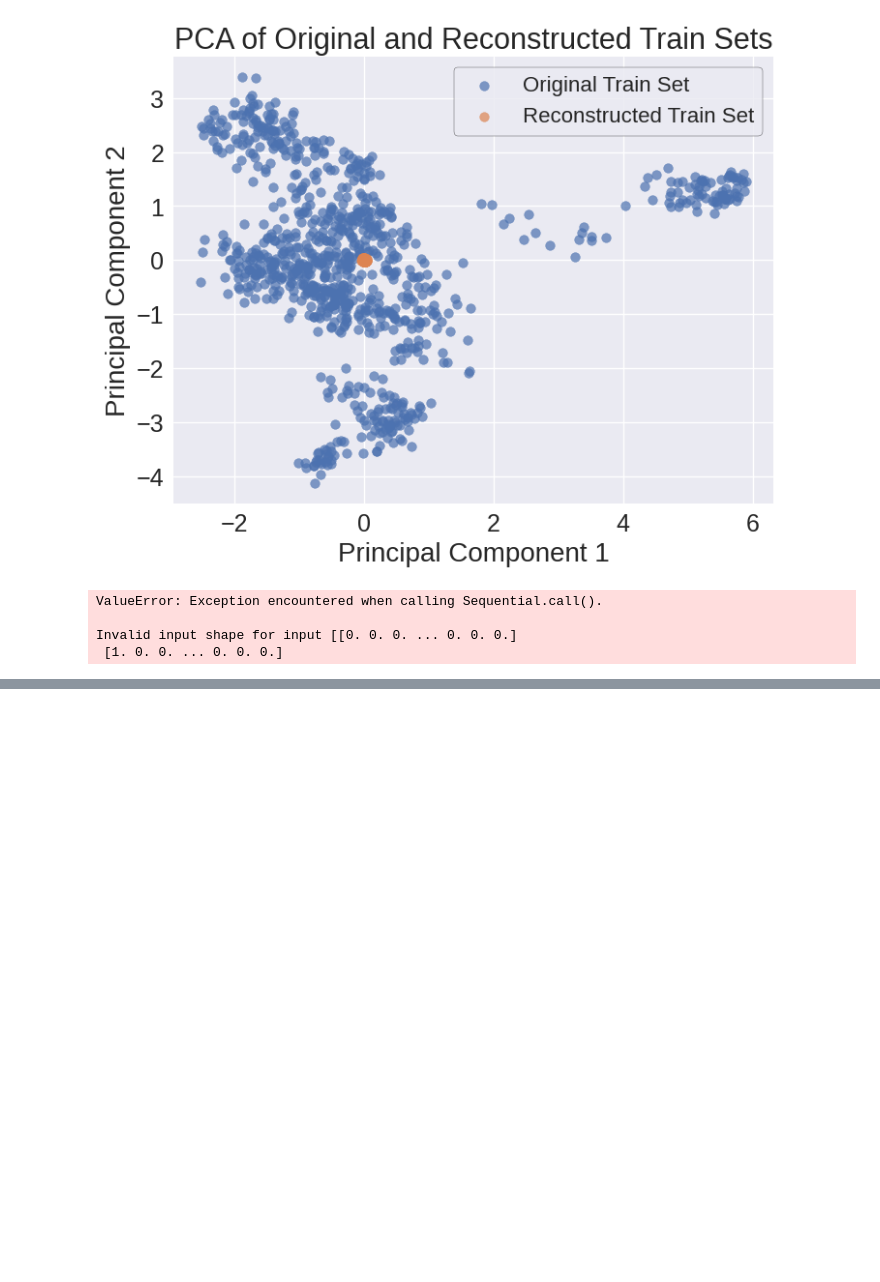
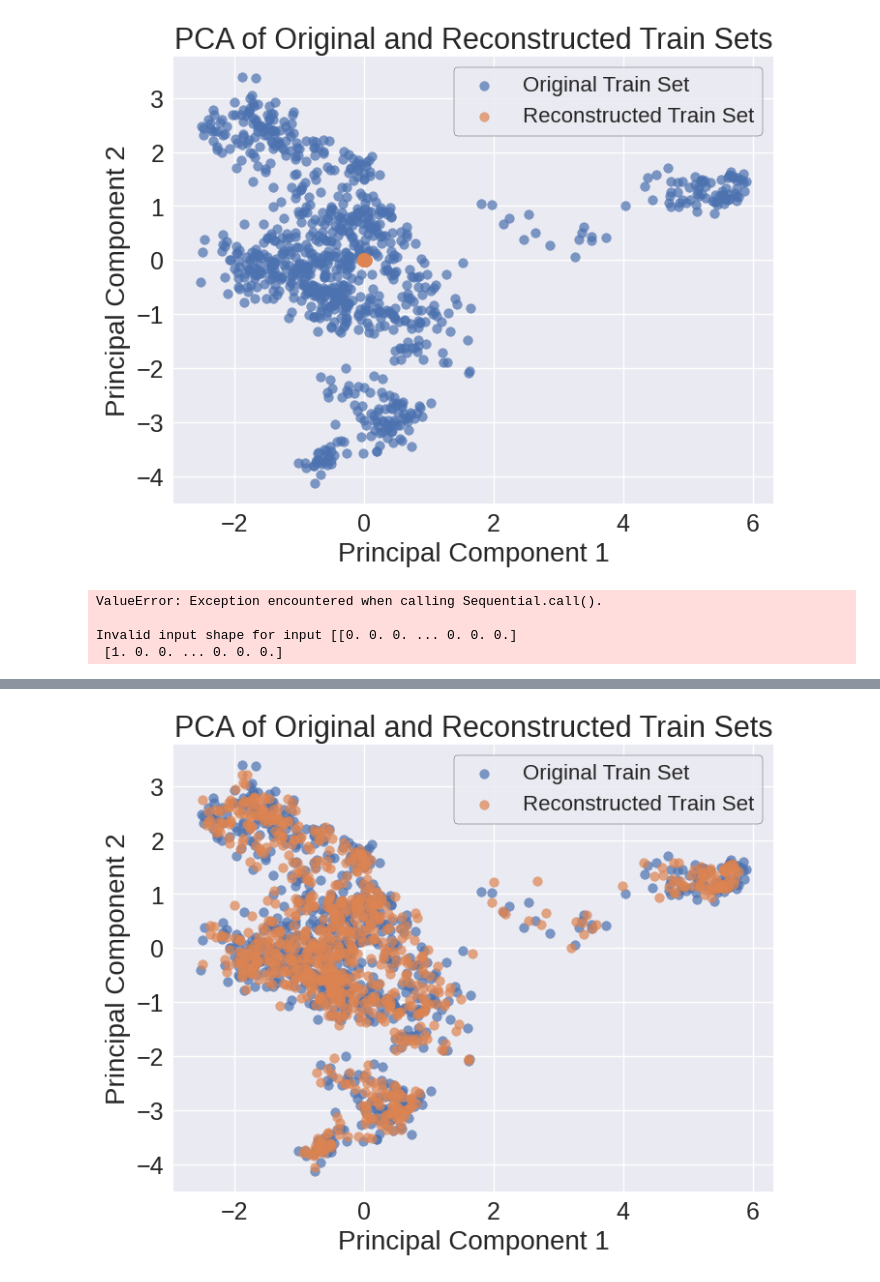
Before and after one commit to vicdlp/CS_project, a Jupyter notebook: CS_project.ipynb, the cells around one changed output, grey strips where cells are left out. Cells and saved outputs as stored; diff of their text form; code cells hidden in the pictures; blank space fills up the shorter version.

```diff
--- a/CS_project.ipynb
+++ b/CS_project.ipynb
@@ -846,0 +950,23 @@ Invalid input shape for input [[0. 0. 0. ... 0. 0. 0.]
+# %%
+from sklearn.decomposition import PCA
+
+reconstructed_train = model(X_train_tensor).detach().numpy()
+
+# Apply PCA to the original and reconstructed training data
+
+pca = PCA(n_components=2)
+X_train_pca = pca.fit_transform(X_train)
+reconstructed_train_pca = pca.transform(reconstructed_train)
+
+
+# Plot the original and reconstructed training data in PCA space
+plt.figure(figsize=(8, 6))
+plt.scatter(X_train_pca[:, 0], X_train_pca[:, 1], label='Original Train Set', alpha=0.7)
+plt.scatter(reconstructed_train_pca[:, 0], reconstructed_train_pca[:, 1], label='Reconstructed Train Set', alpha=0.7)
+plt.xlabel('Principal Component 1')
+plt.ylabel('Principal Component 2')
+plt.title('PCA of Original and Reconstructed Train Sets')
+plt.legend()
+plt.show()
+# %% [output]
+[figure, added]
```
Also changed, not shown: parts of 10 cells of this notebook.
